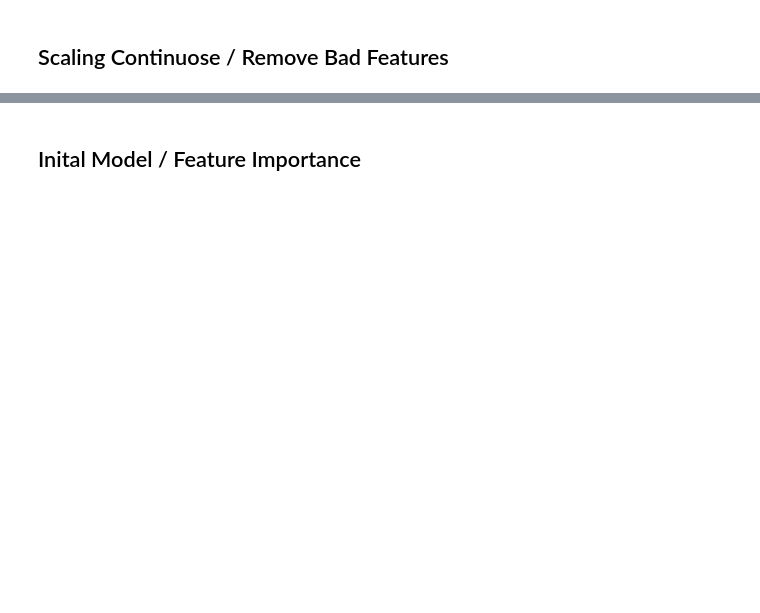
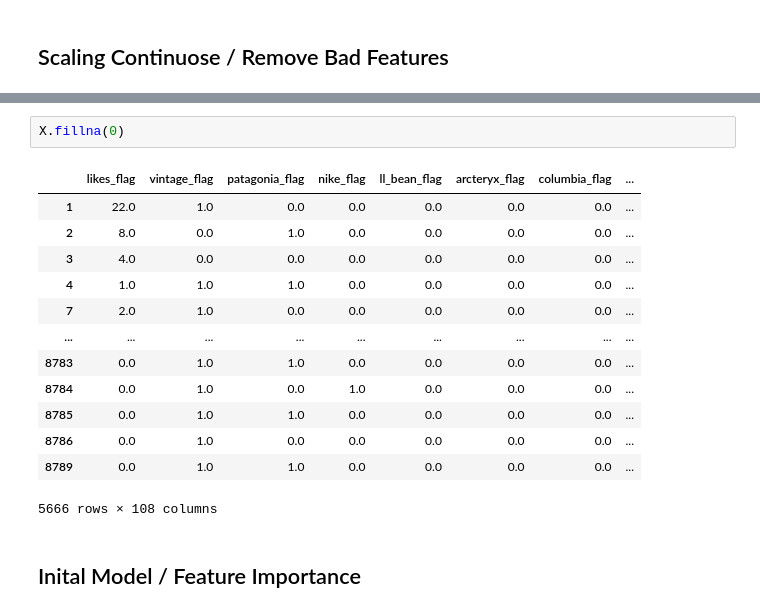
Before and after one commit to samthedataman/Grailed_Scraper, a Jupyter notebook: Grailed_Model.ipynb, the cells around one changed output, grey strips where cells are left out. Cells and saved outputs as stored; diff of their text form; blank space fills up the shorter version.

```diff
--- a/Grailed_Model.ipynb
+++ b/Grailed_Model.ipynb
@@ -238,2 +250,18 @@ X_train, X_validation, Y_train, Y_validation = train_test_split(X, Y, test_size=
+# %%
+X.fillna(0)
+# %% [output]
+|  | likes_flag | vintage_flag | patagonia_flag | nike_flag | ll_bean_flag | arcteryx_flag | columbia_flag | ... |
+| 1 | 22.0 | 1.0 | 0.0 | 0.0 | 0.0 | 0.0 | 0.0 | ... |
+| 2 | 8.0 | 0.0 | 1.0 | 0.0 | 0.0 | 0.0 | 0.0 | ... |
+| 3 | 4.0 | 0.0 | 0.0 | 0.0 | 0.0 | 0.0 | 0.0 | ... |
+| 4 | 1.0 | 1.0 | 1.0 | 0.0 | 0.0 | 0.0 | 0.0 | ... |
+| 7 | 2.0 | 1.0 | 0.0 | 0.0 | 0.0 | 0.0 | 0.0 | ... |
+| ... | ... | ... | ... | ... | ... | ... | ... | ... |
+| 8783 | 0.0 | 1.0 | 1.0 | 0.0 | 0.0 | 0.0 | 0.0 | ... |
+| 8784 | 0.0 | 1.0 | 0.0 | 1.0 | 0.0 | 0.0 | 0.0 | ... |
+| 8785 | 0.0 | 1.0 | 1.0 | 0.0 | 0.0 | 0.0 | 0.0 | ... |
+| 8786 | 0.0 | 1.0 | 0.0 | 0.0 | 0.0 | 0.0 | 0.0 | ... |
+| 8789 | 0.0 | 1.0 | 1.0 | 0.0 | 0.0 | 0.0 | 0.0 | ... |
+5666 rows × 108 columns
 # %% [markdown]
 ## Inital Model / Feature Importance
```
Also changed, not shown: parts of 13 cells of this notebook.
